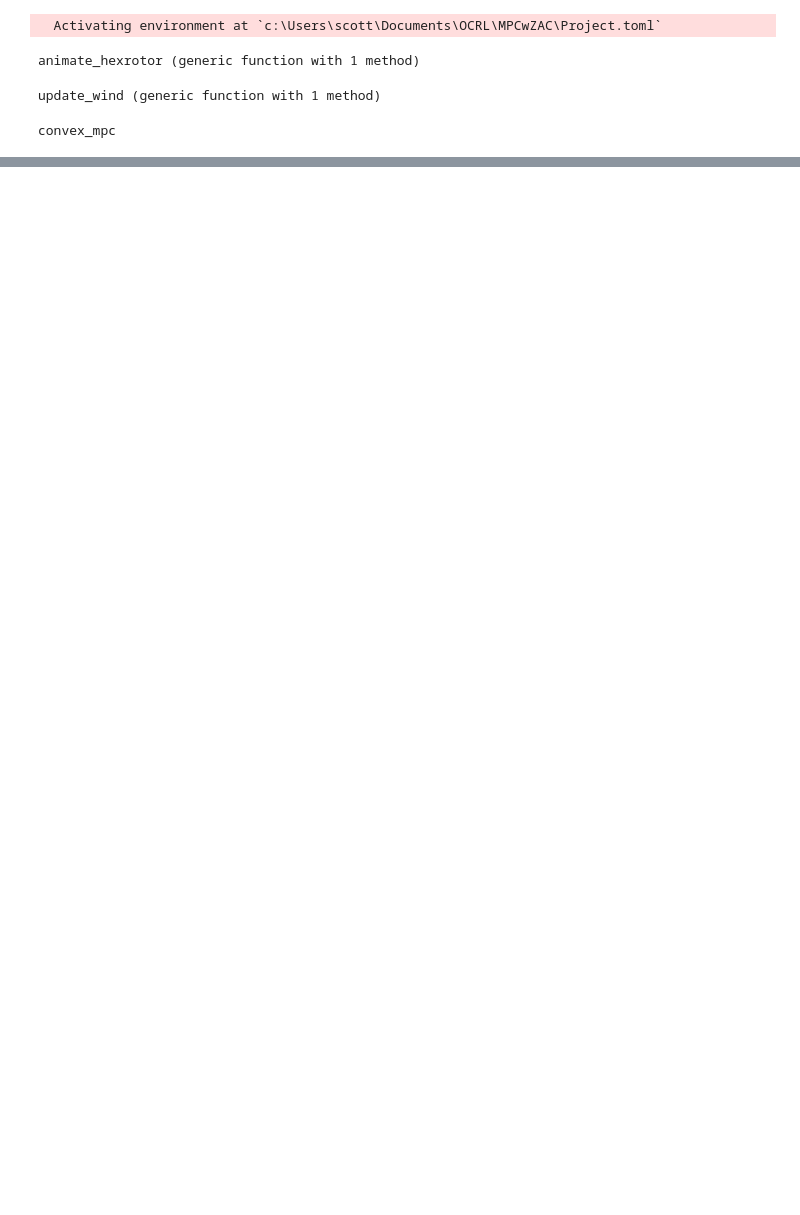
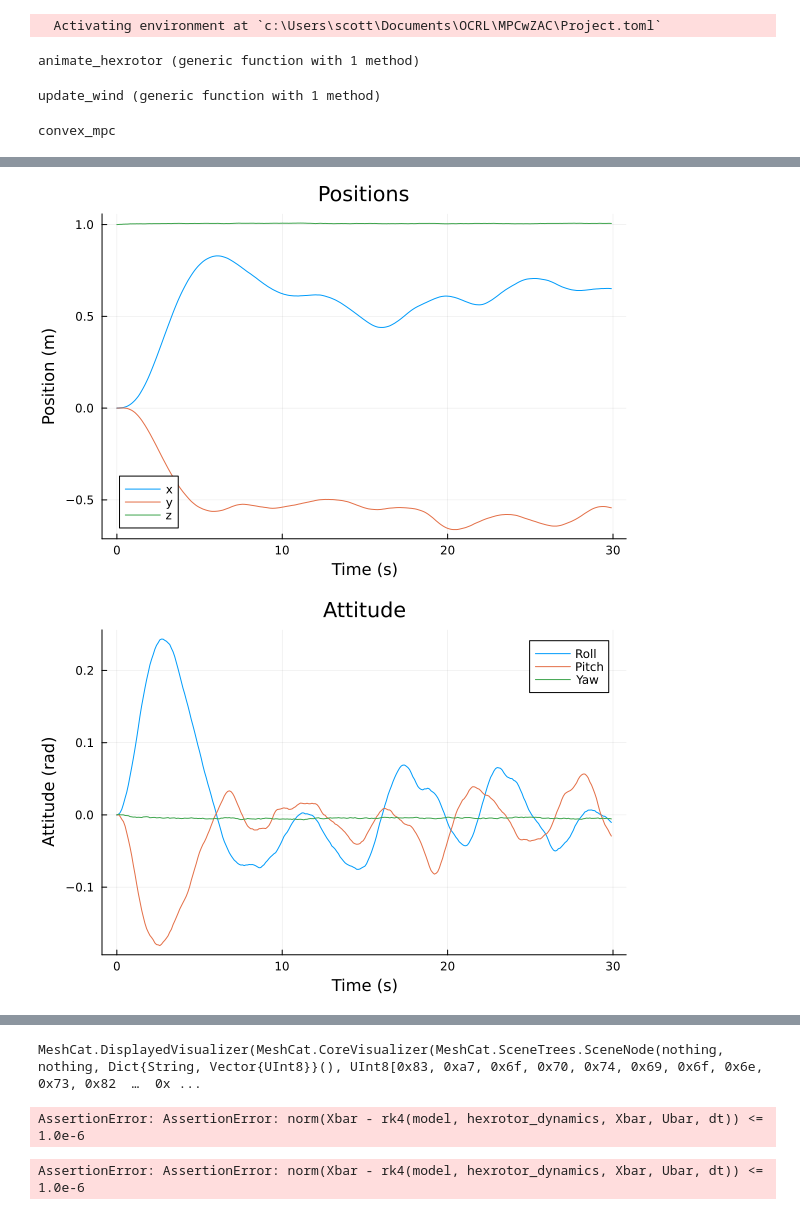
Before and after one commit to scott-wade/MPCwZAC, a Jupyter notebook: Planar_Hex_v4.ipynb, the cells around one changed output, grey strips where cells are left out. Drawn from its saved outputs; the diff is of its cells as text; code cells hidden in the pictures; blank space fills up the shorter version.

```diff
--- a/Planar_Hex_v4.ipynb
+++ b/Planar_Hex_v4.ipynb
@@ -31,6 +31,8 @@ function create_ref_hover(model, N, dt, n_inputs, desired_altitude = 2)
     # create a hover reference (with no pitch) for whole time period
     mass = model.mass
     kf = model.kf
+    α = model.α
+    β = model.β
 
     # hover state
     hover_position = [0.0; 0.0; desired_altitude]  # Hover at (0, 0, 2)
@@ -44,7 +46,7 @@ function create_ref_hover(model, N, dt, n_inputs, desired_altitude = 2)
         Xref[i]= [hover_position; hover_velocity; hover_attitude; hover_angvelocity]
     end
 
-    Uref = [(9.81*mass/(n_inputs*kf))*ones(n_inputs) for i = 1:(N-1)]
+    Uref = [(cos(α)*cos(β)*9.81*mass/(n_inputs*kf))*ones(n_inputs) for i = 1:(N-1)]
     #Uref = [(9.81*mass)*ones(n_inputs) for i = 1:(N-1)]
     return Xref, Uref
 end
@@ -383,0 +317,63 @@ display(animate_hexrotor(X_sim, dt))
+# %%
+
+# -------------plotting/animation---------------------------
+Xm = mat_from_vec(X_sim)
+Um = mat_from_vec(U_sim)
+Xref= mat_from_vec(X_ref[1:N_sim-1])
+display(plot(t_vec,Xm[1:3,:]',title = "Positions",
+            xlabel = "Time (s)", ylabel = "Position (m)",
+            label = ["x" "y" "z"]))
+# #plot!(t_vec,Xref[1:3,:]', ls=:dash)
+
+display(plot(t_vec,Xm[4:6,:]',title = "Attitude",
+            xlabel = "Time (s)", ylabel = "Attitude (rad)",
+            label = ["Roll" "Pitch" "Yaw"]))
+# #plot!(t_vec,Xref[1:3,:]', ls=:dash)
+
+display(plot(t_vec[1:end],Um',title = "Control",
+        xlabel = "Time (s)", ylabel = "Thrust (N)",
+            label = ["Rotor 1" "Rotor 2" "Rotor 3" "Rotor 4" "Rotor 5" "Rotor 6"]))
+
+
+print(Um[:, 1:3])
+# Plotting
+
+# true_states_plot = hcat(X_sim...)
+# estimated_states_plot = hcat(estimated_states...)
+# #U_ref_plot = hcat(U_ref...)
+# X_ref_plot = hcat(X_ref...)
+# # inputs_plot = hcat(inputs...)
+# for i in 1:n_states
+#     p = plot(t_vec, true_states_plot[i,:], label="True")
+#     plot!(t_vec, estimated_states_plot[i, :], label="Estimated", linestyle=:dash)
+#     plot!(t_vec, X_ref_plot[i, 1:N], label = "Reference")
+#     title!("State $i")
+#     display(p)
+# end
+
+######### this would be cool if it worked...
+# true_states_plot = mat_from_vec(X_sim...)
+# estimated_states_plot = mat_from_vec(x_hat...)
+# X_ref_plot = mat_from_vec(X_ref...)
+# p = plot(t_vec, true_states_plot[1:3,:]', label="True")
+# plot!(t_vec, estimated_states_plot[1:3, :]', label="Estimated", linestyle=:dash)
+# plot!(t_vec, X_ref_plot[1:3, :]', label = "Reference")
+# title!("State")
+# display(p)
+##############################
+
+
+# for i in 1:n_inputs
+#     p = plot(time, inputs_plot[i, :], label="MPC Inputs")
+#     plot!(time, U_ref_plot[i, 1:N], label = "Reference")
+#     title!("Input $i")
+#     display(p)
+# end
+
+display(animate_hexrotor(X_sim, dt))
+# @test norm(X_sim[end] - xg) < 1e-3 # goal
+
+@assert norm(Xbar - rk4(model, hexrotor_dynamics, Xbar, Ubar, dt)) <= 1e-6
+# %% [output]
+[figure, added]
+[figure, added]
@@ -383,0 +381,6 @@ display(animate_hexrotor(X_sim, dt))
+MeshCat.DisplayedVisualizer(MeshCat.CoreVisualizer(MeshCat.SceneTrees.SceneNode(nothing, nothing, Dict{String, Vector{UInt8}}(), UInt8[0x83, 0xa7, 0x6f, 0x70, 0x74, 0x69, 0x6f, 0x6e, 0x73, 0x82  …  0x ...
+AssertionError: AssertionError: norm(Xbar - rk4(model, hexrotor_dynamics, Xbar, Ubar, dt)) <= 1.0e-6
+# %%
+@assert norm(Xbar - rk4(model, hexrotor_dynamics, Xbar, Ubar, dt)) <= 1e-6
+# %% [output]
+AssertionError: AssertionError: norm(Xbar - rk4(model, hexrotor_dynamics, Xbar, Ubar, dt)) <= 1.0e-6
```
Also changed, not shown: parts of 3 cells of this notebook.
